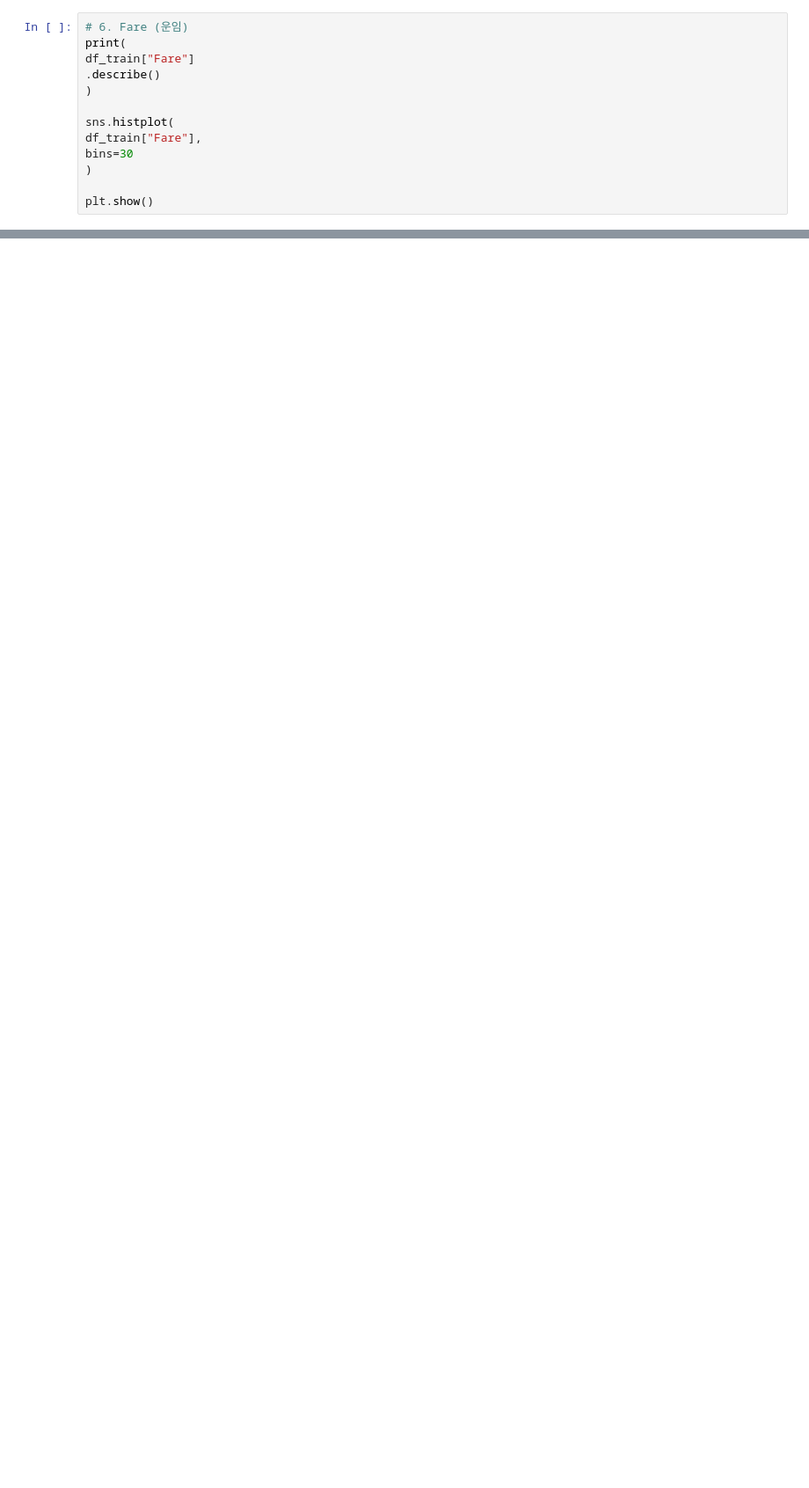
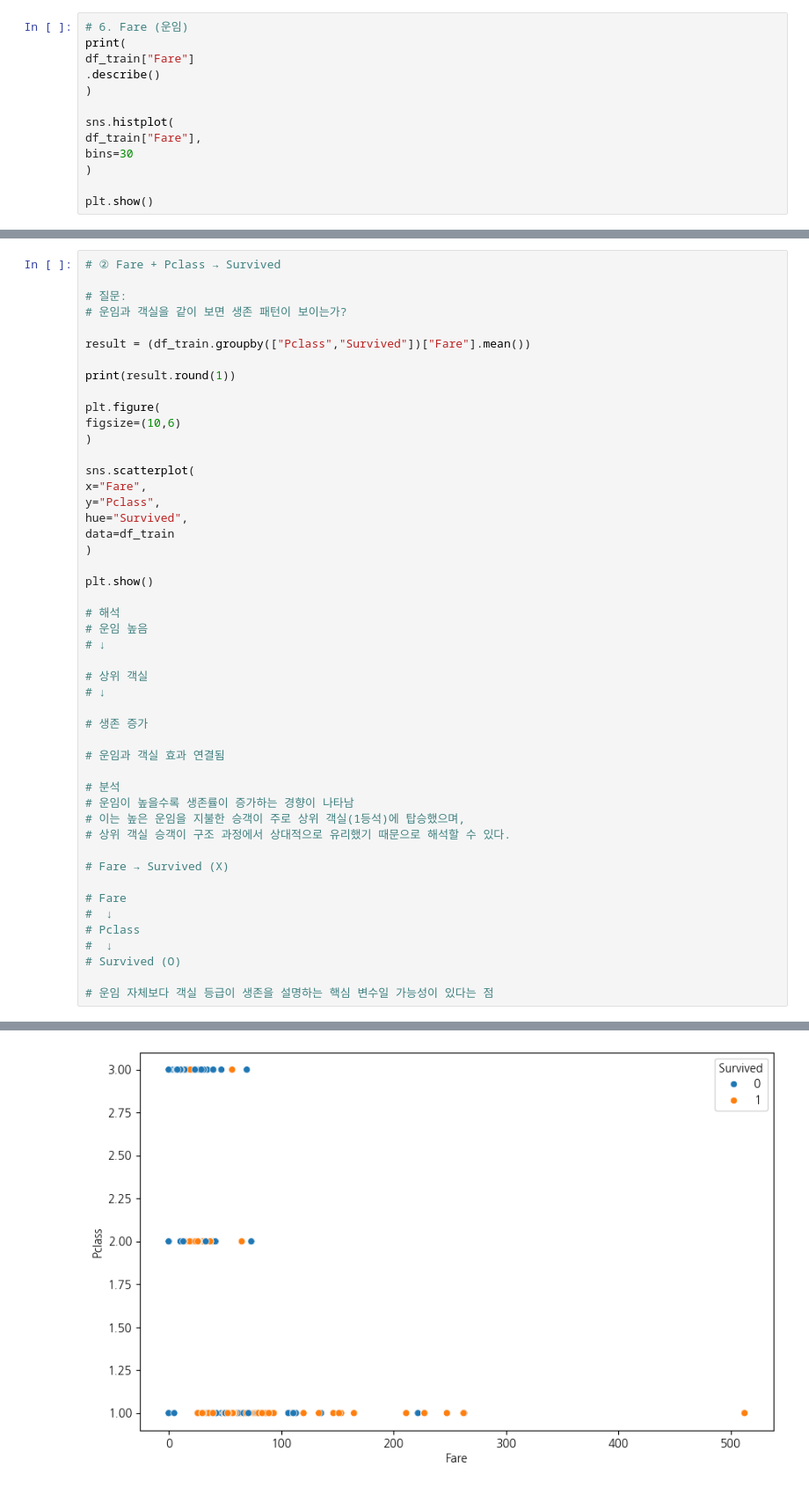
Before and after one commit to nqwrt/Gwangju-AI-Academy, a Jupyter notebook: 데이터시각화/데이터분석-4기-2025-08-07/2025-08-19/01-데이터분석-탐색적(EDA)분석.ipynb, the cells around one changed output, grey strips where cells are left out. Shown at 88% size. Cells and saved outputs as stored; diff of their text form; blank space fills up the shorter version.

```diff
--- a/데이터시각화/데이터분석-4기-2025-08-07/2025-08-19/01-데이터분석-탐색적(EDA)분석.ipynb
+++ b/데이터시각화/데이터분석-4기-2025-08-07/2025-08-19/01-데이터분석-탐색적(EDA)분석.ipynb
@@ -1026,0 +1358,49 @@ SyntaxError: invalid character '↓' (U+2193) (3177670089.py, line 14)
+# %%
+# ② Fare + Pclass → Survived
+
+# 질문:
+# 운임과 객실을 같이 보면 생존 패턴이 보이는가?
+
+result = (df_train.groupby(["Pclass","Survived"])["Fare"].mean())
+
+print(result.round(1))
+
+plt.figure(
+figsize=(10,6)
+)
+
+sns.scatterplot(
+x="Fare",
+y="Pclass",
+hue="Survived",
+data=df_train
+)
+
+plt.show()
+
+# 해석
+# 운임 높음
+# ↓
+
+# 상위 객실
+# ↓
+
+# 생존 증가
+
+# 운임과 객실 효과 연결됨
+
+# 분석
+# 운임이 높을수록 생존률이 증가하는 경향이 나타남
+# 이는 높은 운임을 지불한 승객이 주로 상위 객실(1등석)에 탑승했으며,
+# 상위 객실 승객이 구조 과정에서 상대적으로 유리했기 때문으로 해석할 수 있다.
+
+# Fare → Survived (X)
+
+# Fare
+#  ↓
+# Pclass
+#  ↓
+# Survived (O)
+
+# 운임 자체보다 객실 등급이 생존을 설명하는 핵심 변수일 가능성이 있다는 점
+# %% [output]
@@ -1026,0 +1415 @@ SyntaxError: invalid character '↓' (U+2193) (3177670089.py, line 14)
+[figure, added]
```
Also changed, not shown: parts of 21 cells of this notebook.
